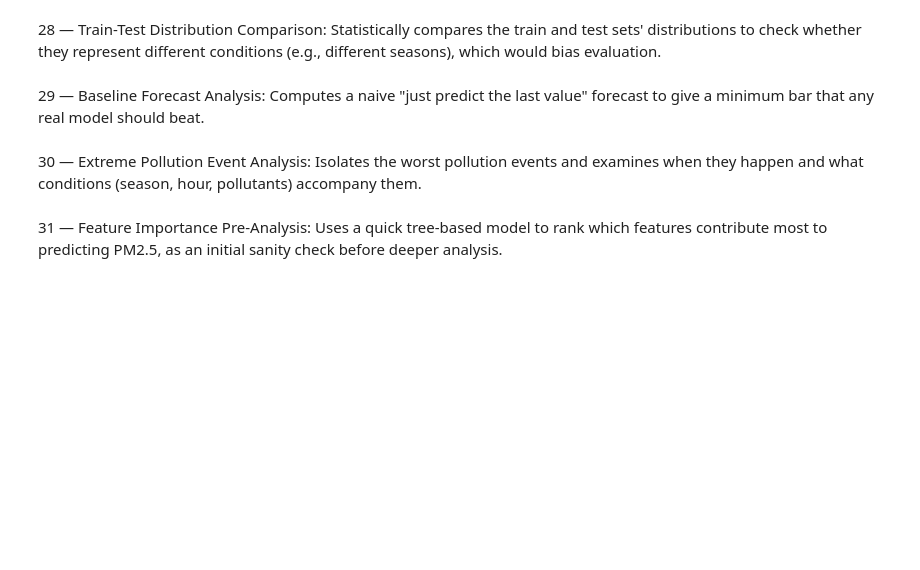
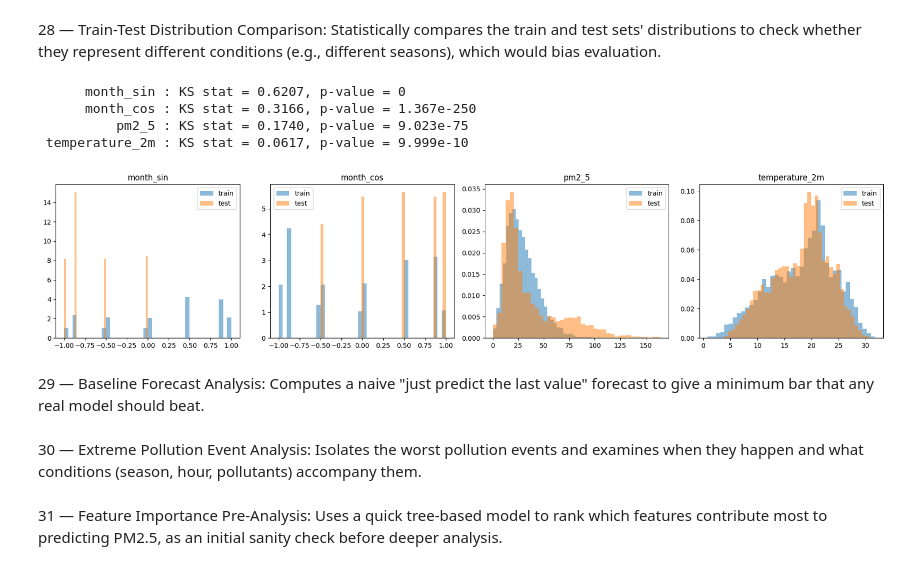
Before and after one commit to adarsha-7/pm25-forecasting, a Jupyter notebook: notebooks/eda/phase_2/extra.ipynb, the cells around one changed output. Saved outputs shown, nothing was run; the diff lists cells and outputs as text; code cells hidden in the pictures; blank space fills up the shorter version.

```diff
--- a/notebooks/eda/phase_2/extra.ipynb
+++ b/notebooks/eda/phase_2/extra.ipynb
@@ -277,5 +306,42 @@ wind_dxn_cos   : -0.2381289877498882
 # %% [markdown]
 28 — Train-Test Distribution Comparison: Statistically compares the train and test sets' distributions to check whether they represent different conditions (e.g., different seasons), which would bias evaluation.
+# %%
+split = int(np.ceil(0.8 * len(data)))
+train, test = data.iloc[:split], data.iloc[split:]
+
+train_month = train.index.month
+test_month = test.index.month
+
+train_month_sin = np.sin(2*np.pi*train_month/12)
+train_month_cos = np.cos(2*np.pi*train_month/12)
+test_month_sin  = np.sin(2*np.pi*test_month/12)
+test_month_cos  = np.cos(2*np.pi*test_month/12)
+
+check_pairs = {
+    "month_sin": (train_month_sin, test_month_sin),
+    "month_cos": (train_month_cos, test_month_cos),
+    "pm2_5": (train["pm2_5"], test["pm2_5"]),
+    "temperature_2m": (train["temperature_2m"], test["temperature_2m"]),
+}
+
+for name, (tr, te) in check_pairs.items():
+    stat, p = ks_2samp(tr, te)
+    print(f"{name:>15} : KS stat = {stat:.4f}, p-value = {p:.4g}")
+
+fig, axes = plt.subplots(1, len(check_pairs), figsize=(18, 4))
+for i, (name, (tr, te)) in enumerate(check_pairs.items()):
+    axes[i].hist(tr, bins=40, alpha=0.5, label="train", density=True)
+    axes[i].hist(te, bins=40, alpha=0.5, label="test", density=True)
+    axes[i].set_title(name)
+    axes[i].legend()
+plt.tight_layout()
+plt.show()
+# %% [output]
+      month_sin : KS stat = 0.6207, p-value = 0
+      month_cos : KS stat = 0.3166, p-value = 1.367e-250
+          pm2_5 : KS stat = 0.1740, p-value = 9.023e-75
+ temperature_2m : KS stat = 0.0617, p-value = 9.999e-10
+[figure, added]
 # %% [markdown]
 29 — Baseline Forecast Analysis: Computes a naive "just predict the last value" forecast to give a minimum bar that any real model should beat.
 # %% [markdown]
```
Also changed, not shown: parts of 1 cell of this notebook.
